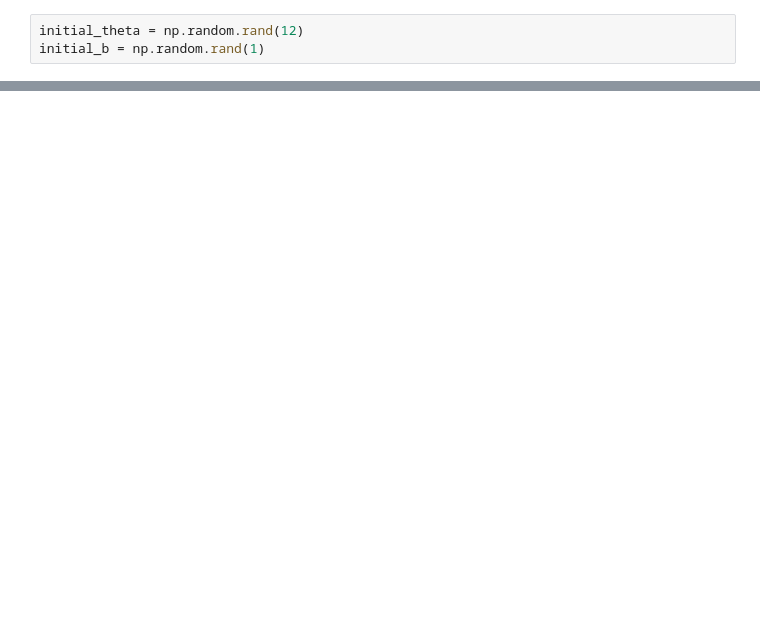
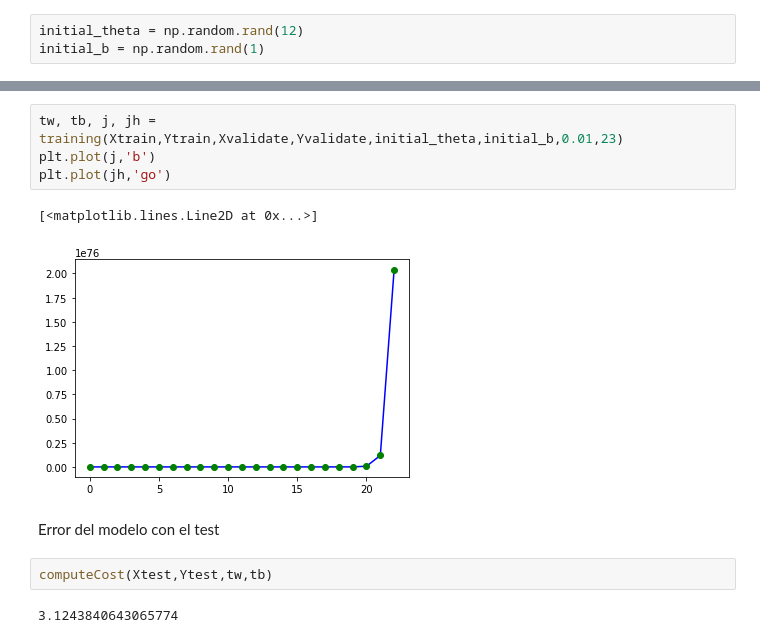
Before and after one commit to amaru0601/multi-variable-regression, a Jupyter notebook: Multi-Variable-Regression.ipynb, the cells around one changed output, grey strips where cells are left out. Drawn from its saved outputs; the diff is of its cells as text; blank space fills up the shorter version.

```diff
--- a/Multi-Variable-Regression.ipynb
+++ b/Multi-Variable-Regression.ipynb
@@ -169,0 +187,13 @@ plt.plot(jh,'go')
+# %%
+tw, tb, j, jh = training(Xtrain,Ytrain,Xvalidate,Yvalidate,initial_theta,initial_b,0.01,23)
+plt.plot(j,'b')
+plt.plot(jh,'go')
+# %% [output]
+[<matplotlib.lines.Line2D at 0x...>]
+[figure, added]
+# %% [markdown]
+Error del modelo con el test
+# %%
+computeCost(Xtest,Ytest,tw,tb)
+# %% [output]
+3.1243840643065774
```
Also changed, not shown: parts of 10 cells of this notebook.
